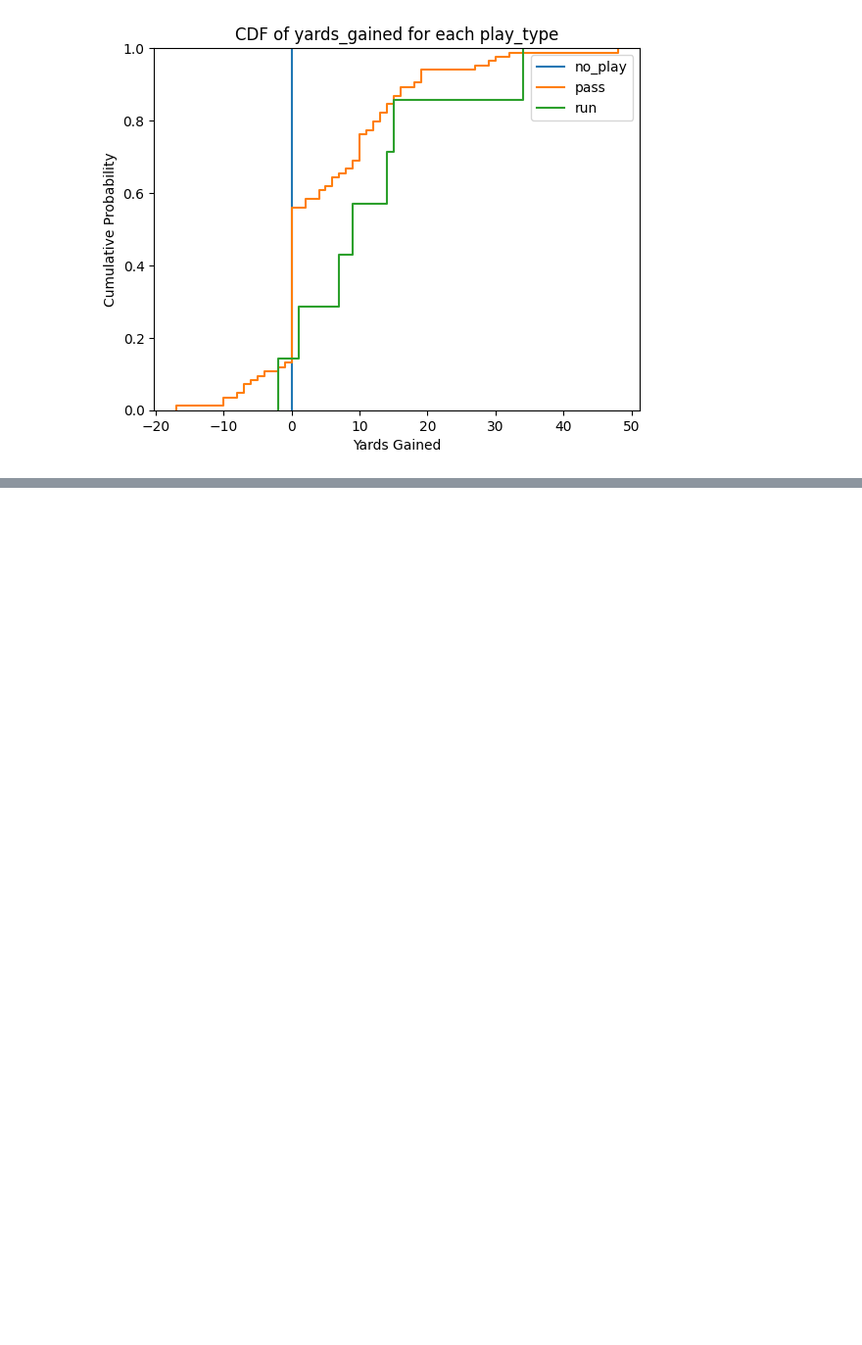
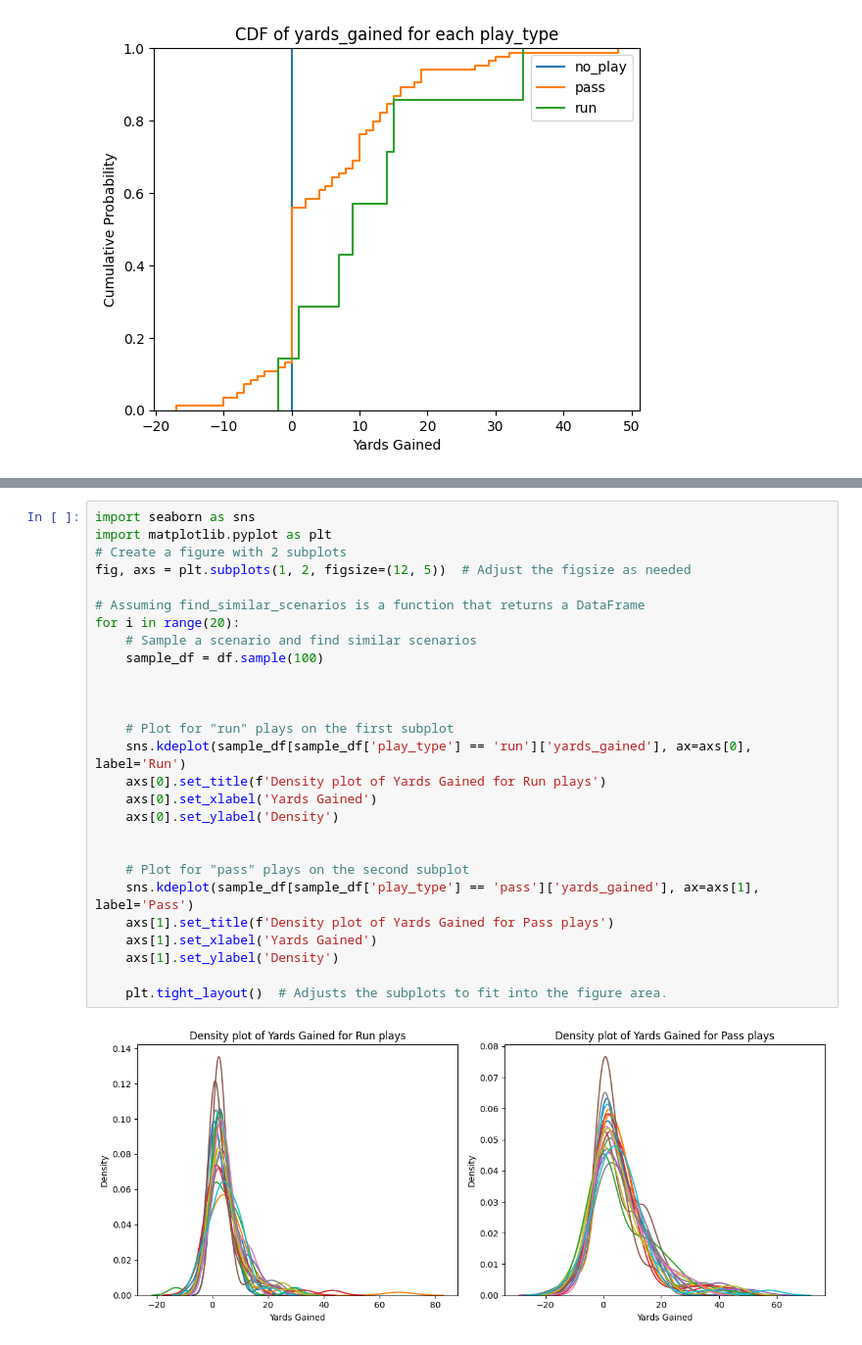
Before and after one commit to rahikot/NFLWViz, a Jupyter notebook: backend/experiments/play_recommendation_experiments.ipynb, the cells around one changed output, grey strips where cells are left out. Shown at 98% size. Drawn from its saved outputs; the diff is of its cells as text; blank space fills up the shorter version.

```diff
--- a/backend/experiments/play_recommendation_experiments.ipynb
+++ b/backend/experiments/play_recommendation_experiments.ipynb
@@ -169,0 +170,29 @@ See the caveats in the documentation: https://pandas.pydata.org/pandas-docs/stab
+# %%
+import seaborn as sns
+import matplotlib.pyplot as plt
+# Create a figure with 2 subplots
+fig, axs = plt.subplots(1, 2, figsize=(12, 5))  # Adjust the figsize as needed
+
+# Assuming find_similar_scenarios is a function that returns a DataFrame
+for i in range(20):
+    # Sample a scenario and find similar scenarios
+    sample_df = df.sample(100)
+
+
+
+    # Plot for "run" plays on the first subplot
+    sns.kdeplot(sample_df[sample_df['play_type'] == 'run']['yards_gained'], ax=axs[0], label='Run')
+    axs[0].set_title(f'Density plot of Yards Gained for Run plays')
+    axs[0].set_xlabel('Yards Gained')
+    axs[0].set_ylabel('Density')
+
+
+    # Plot for "pass" plays on the second subplot
+    sns.kdeplot(sample_df[sample_df['play_type'] == 'pass']['yards_gained'], ax=axs[1], label='Pass')
+    axs[1].set_title(f'Density plot of Yards Gained for Pass plays')
+    axs[1].set_xlabel('Yards Gained')
+    axs[1].set_ylabel('Density')
+
+    plt.tight_layout()  # Adjusts the subplots to fit into the figure area.
+# %% [output]
+[figure, added]
```
Also changed, not shown: parts of 2 cells of this notebook, 11 other files.
